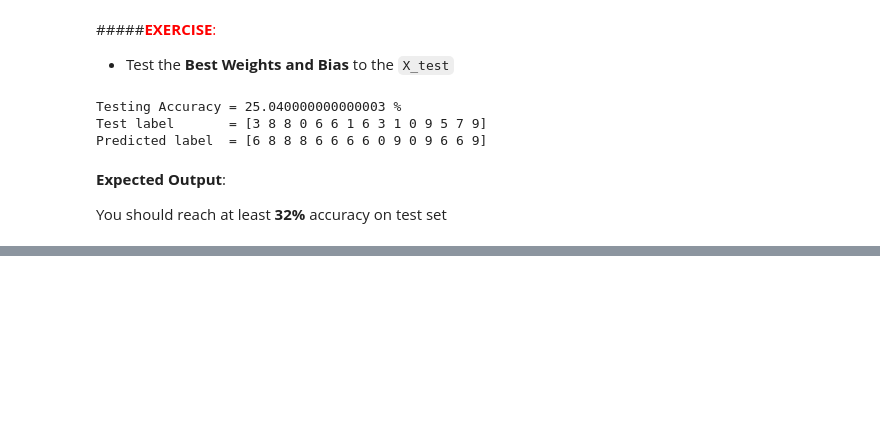
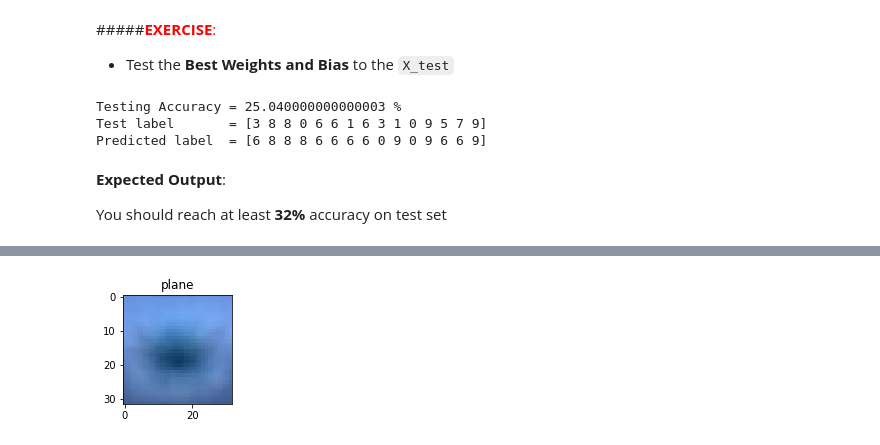
Before and after one commit to zaza-ipynb/OpenCV, a Jupyter notebook: Linear Classifier - CV (Hands-on Lab).ipynb, the cells around one changed output, grey strips where cells are left out. Drawn from its saved outputs; the diff is of its cells as text; code cells hidden in the pictures; blank space fills up the shorter version.

```diff
--- a/Linear Classifier - CV (Hands-on Lab).ipynb
+++ b/Linear Classifier - CV (Hands-on Lab).ipynb
@@ -859,0 +871,7 @@ You should reach at least  **32%** accuracy on test set
+# %%
+id = 0
+
+# get the id-th column from best weight
+w = best_W[:,id]
+
+print('w.shape =',w.shape)
@@ -859,0 +890,6 @@ You should reach at least  **32%** accuracy on test set
+# %%
+from sklearn.preprocessing import MinMaxScaler
+scaler = MinMaxScaler((0.05,.95))
+w = scaler.fit_transform(w.reshape(-1, 1))
+
+print('w.shape =',w.shape)
@@ -859,0 +906,9 @@ You should reach at least  **32%** accuracy on test set
+# %%
+w = np.reshape(w,(32,32,3))
+
+plt.figure(figsize=(2,2))
+plt.imshow(w)
+plt.title(classes[id])
+plt.show()
+# %% [output]
+[figure, added]
```
Also changed, not shown: parts of 12 cells of this notebook.
